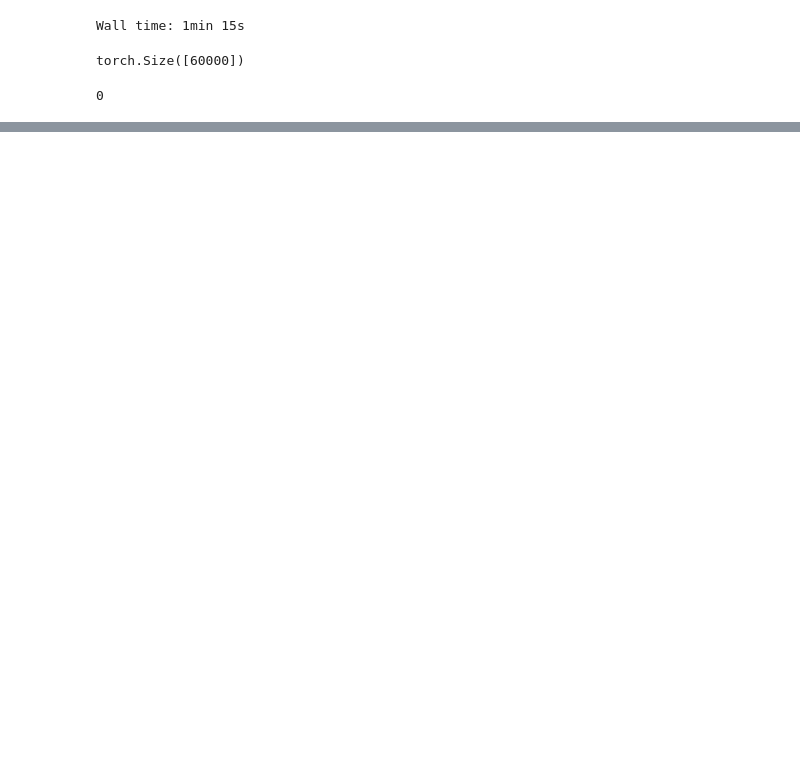
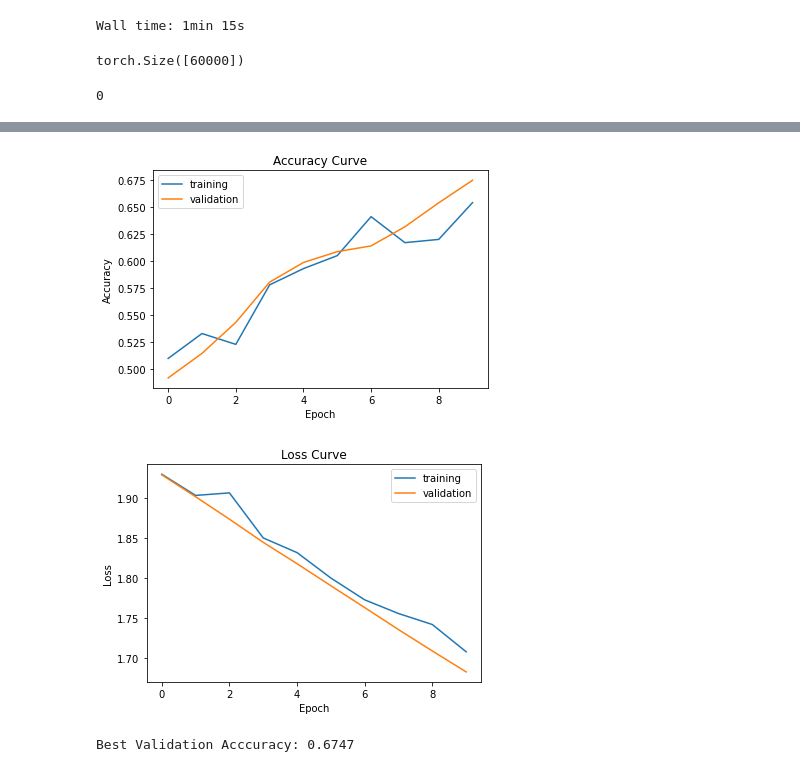
Before and after one commit to kcdragon/omscs-dl-final-project, a Jupyter notebook: blackbox.ipynb, the cells around one changed output, grey strips where cells are left out. Saved outputs shown, nothing was run; the diff lists cells and outputs as text; code cells hidden in the pictures; blank space fills up the shorter version.

Commit message:
fix bug - forgot to pass modified dataset with preds instead of true labels

```diff
--- a/blackbox.ipynb
+++ b/blackbox.ipynb
@@ -86,4 +86,5 @@ len(oracle_preds[oracle_preds != data.targets]) # check oracle preds mostly matc
 # %%
 data.targets = oracle_preds
 # %%
-load_or_train(substitute, substitute_checkpoint, epochs=5)
+load_or_train(substitute, substitute_checkpoint, dataset=data, epochs=10)
+# %% [output]
@@ -90,3 +108,6 @@ load_or_train(substitute, substitute_checkpoint, epochs=5)
+[figure, added]
+[figure, added]
+Best Validation Acccuracy: 0.6747
 # %%
 """
 Step 3
```
Also changed, not shown: parts of 1 cell of this notebook, 1 other file.
